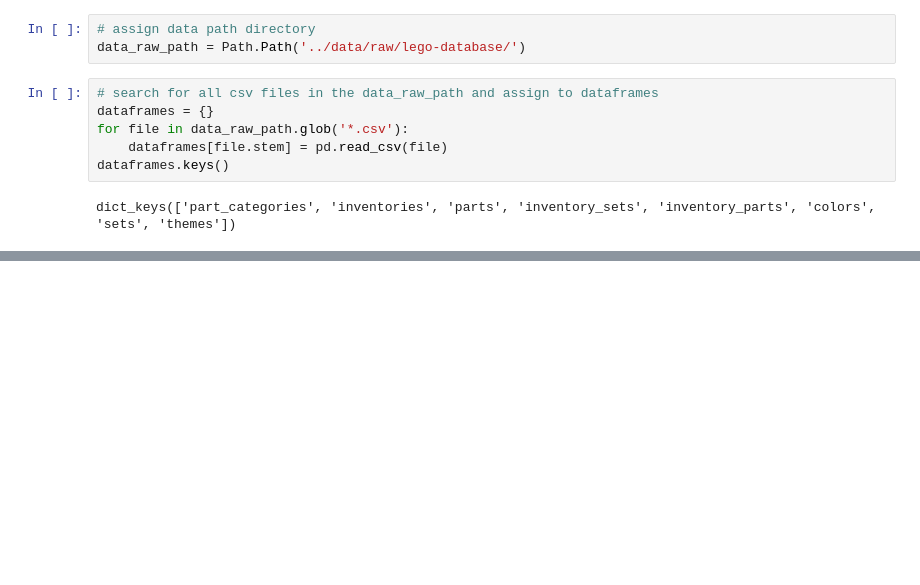
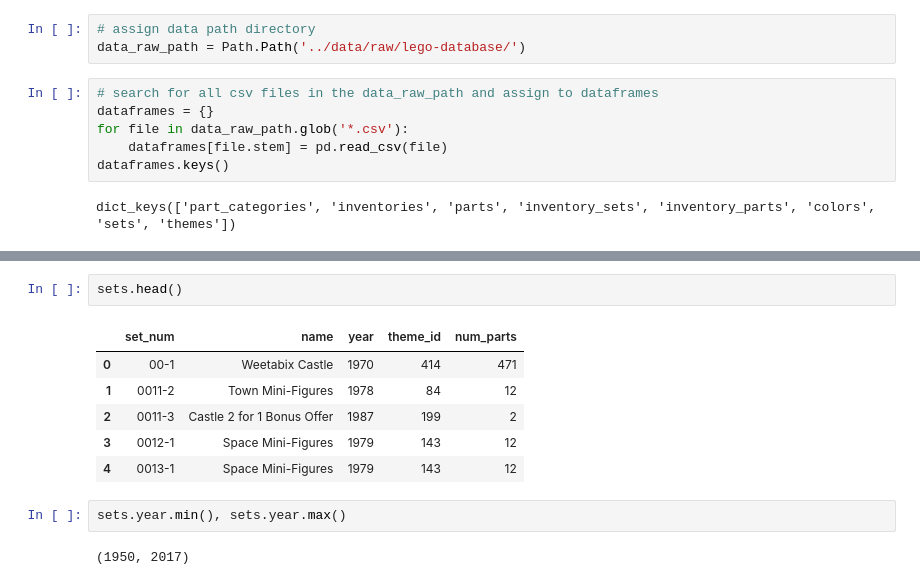
Before and after one commit to Clovin4/lego-my-eggo, a Jupyter notebook: notebooks/1.0-cal-initial-data-exploration.ipynb, the cells around one changed output, grey strips where cells are left out. Cells and saved outputs as stored; diff of their text form; blank space fills up the shorter version.

```diff
--- a/notebooks/1.0-cal-initial-data-exploration.ipynb
+++ b/notebooks/1.0-cal-initial-data-exploration.ipynb
@@ -59,0 +80,13 @@ array(['Baseplates', 'Bricks Printed', 'Bricks Sloped',
+# %%
+sets.head()
+# %% [output]
+|  | set_num | name | year | theme_id | num_parts |
+| 0 | 00-1 | Weetabix Castle | 1970 | 414 | 471 |
+| 1 | 0011-2 | Town Mini-Figures | 1978 | 84 | 12 |
+| 2 | 0011-3 | Castle 2 for 1 Bonus Offer | 1987 | 199 | 2 |
+| 3 | 0012-1 | Space Mini-Figures | 1979 | 143 | 12 |
+| 4 | 0013-1 | Space Mini-Figures | 1979 | 143 | 12 |
+# %%
+sets.year.min(), sets.year.max()
+# %% [output]
+(1950, 2017)
```
Also changed, not shown: parts of 50 cells of this notebook.
